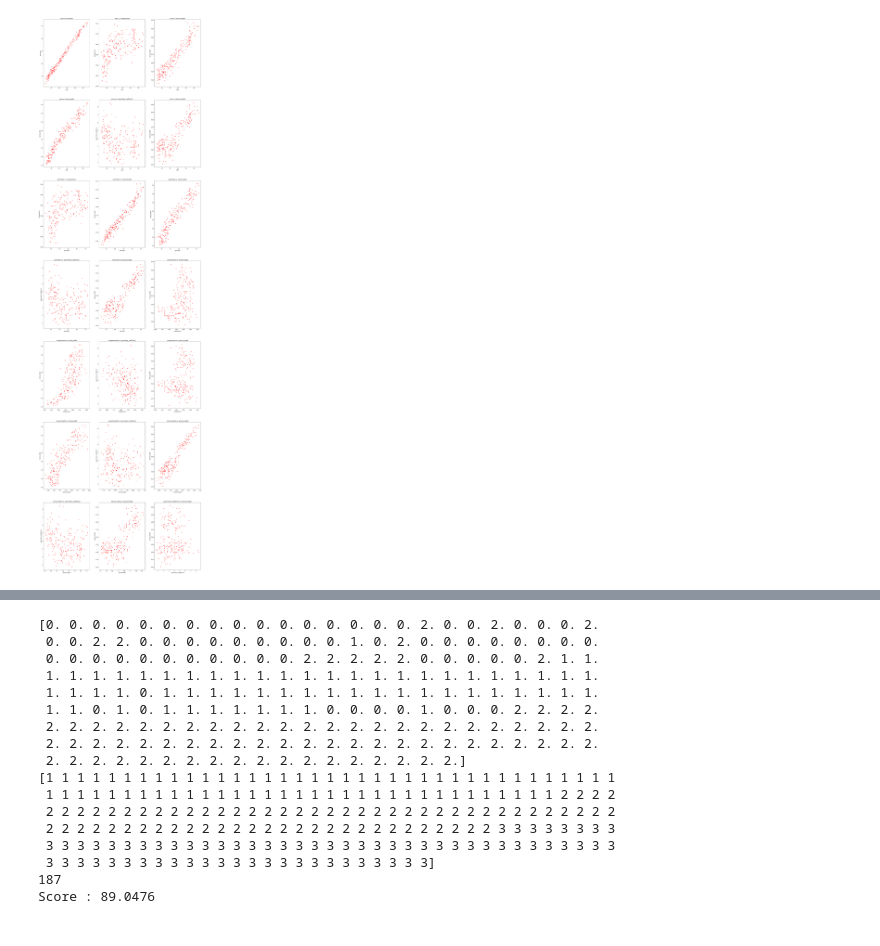
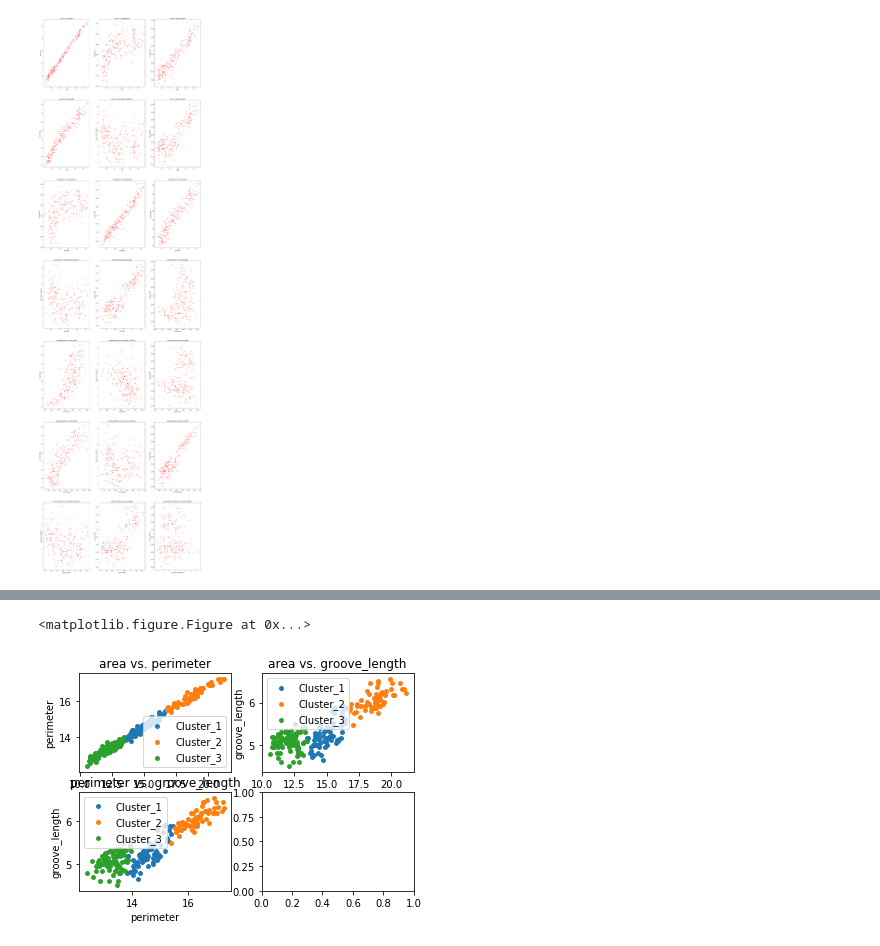
Before and after one commit to rahadiankp/kmeans-kk, a Jupyter notebook: TUGAS 2 KK - K-MEANS.ipynb, the cells around one changed output, grey strips where cells are left out. Cells and saved outputs as stored; diff of their text form; code cells hidden in the pictures.

```diff
--- a/TUGAS 2 KK - K-MEANS.ipynb
+++ b/TUGAS 2 KK - K-MEANS.ipynb
@@ -92,7 +92,7 @@ for column in combinations(dataset.columns[:7], 2):
 import random
 from itertools import combinations
 from copy import deepcopy
-from math import acos, pi
+from math import acos, pi, ceil
 
 class KMeans(object):
     def __init__(self, dataset, k = 2, keycols = [], epsilon = 0.0001, with_output = False):
@@ -132,13 +132,14 @@ class KMeans(object):
         print(self.clusters)
 
     def plot(self):
+        nrow = ceil((len(self.keycols)*(len(self.keycols)-1))/4)
         plt.figure()
-        fig,ax=plt.subplots(7,3,figsize=(25, 90))
+        fig,ax=plt.subplots(nrow, 2)
         count = 0
-        color = ['r', 'g', 'b', 'c', 'm', 'k', 'y']
+        color = ['tab:blue', 'tab:orange', 'tab:green', 'tab:red', 'tab:purple', 'tab:brown', 'tab:pink', 'tab:gray', 'tab:olive', 'tab:cyan']
         for column in combinations(self.keycols, 2):
-            idj = count%3
-            idi = count//3
+            idj = count%2
+            idi = count//2
             px = []
             py = []
             for i in range(self.k):
@@ -159,7 +160,7 @@ class KMeans(object):
         for c in range(self.k):
             points = [self.data[j] for j in range(len(self.data)) if self.clusters[j] == c]
             for p in points:
-                sum += self.__distance(p, self.centroids[c], None)
+                sum += self.__distance(p, self.centroids[c], None)**2
         return sum
 
     def elbow(self, k_start = 1, k_end = 2):
@@ -200,12 +201,29 @@ class KMeans(object):
             return
 
         output_column = list(self.dataset.columns)[-1]
-        print(self.dataset[output_column].values)
+
+        # get clusters name
+        freq_table = [{} for _ in range(self.k)]
+        clusters_name = pd.unique(self.dataset[output_column].values)
+        for i in range(self.dataset.shape[0]):
+            x = self.dataset[output_column].values[i]
+            if x in freq_table[int(self.clusters[i])]:
+                freq_table[int(self.clusters[i])][x] += 1
+                continue
+            freq_table[int(self.clusters[i])][x] = 1
+        trans_table = []
+        for i in range(self.k):
+            trans_table += [max(freq_table[i], key=freq_table[i].get)]
+
+        print(freq_table)
+        print(trans_table)
+
+        #print(self.dataset[output_column].values)
         count = int(self.dataset.shape[0])
         for i in range(self.dataset.shape[0]):
-            if self.clusters[i] != self.dataset[output_column].values[i]-1:
+            if trans_table[int(self.clusters[i])] != self.dataset[output_column].values[i]:
                 count-=1
-        print(count)
+        #print(count)
         print('Score : %.4f' % ((count/self.dataset.shape[0])*100))
 
     def __distance(self, p1, p2, axis = 1):
@@ -222,52 +240,37 @@ class KMeans(object):
 
         return np.array(list(zip(*axis)), dtype=np.float32)
 
     def __generate_centroids(self):
         centroids = []
         for i in range(len(self.keycols)):
             centroids += [
                 np.random.randint(
                             np.min(self.data[:, i])-1,
                             np.max(self.data[:, i])+1,
                             size = self.k
                 )
             ]
 
         return np.array(list(zip(*centroids)), dtype=np.float32)
 
     def set_k(self, k):
         self.k = k
 
     def get_k(self):
         return self.k
 
     def set_keycols(self, keycols):
         self.keycols = keycols
 
     def get_keycols(self):
         return self.keycols
 
-a = KMeans(dataset, 3, with_output = True)
+a = KMeans(dataset, 3, ['area', 'perimeter', 'groove_length'], with_output = True)
 a.run()
-a.show_clusters()
-#a.plot()
-#a.elbow(1, 6)
-a.get_score()
+#a.show_clusters()
+a.plot()
+#a.elbow(1, 10)
+#a.get_score()
 # %% [output]
-[0. 0. 0. 0. 0. 0. 0. 0. 0. 0. 0. 0. 0. 0. 0. 0. 2. 0. 0. 2. 0. 0. 0. 2.
- 0. 0. 2. 2. 0. 0. 0. 0. 0. 0. 0. 0. 0. 1. 0. 2. 0. 0. 0. 0. 0. 0. 0. 0.
- 0. 0. 0. 0. 0. 0. 0. 0. 0. 0. 0. 2. 2. 2. 2. 2. 0. 0. 0. 0. 0. 2. 1. 1.
- 1. 1. 1. 1. 1. 1. 1. 1. 1. 1. 1. 1. 1. 1. 1. 1. 1. 1. 1. 1. 1. 1. 1. 1.
- 1. 1. 1. 1. 0. 1. 1. 1. 1. 1. 1. 1. 1. 1. 1. 1. 1. 1. 1. 1. 1. 1. 1. 1.
- 1. 1. 0. 1. 0. 1. 1. 1. 1. 1. 1. 1. 0. 0. 0. 0. 1. 0. 0. 0. 2. 2. 2. 2.
- 2. 2. 2. 2. 2. 2. 2. 2. 2. 2. 2. 2. 2. 2. 2. 2. 2. 2. 2. 2. 2. 2. 2. 2.
- 2. 2. 2. 2. 2. 2. 2. 2. 2. 2. 2. 2. 2. 2. 2. 2. 2. 2. 2. 2. 2. 2. 2. 2.
- 2. 2. 2. 2. 2. 2. 2. 2. 2. 2. 2. 2. 2. 2. 2. 2. 2. 2.]
-[1 1 1 1 1 1 1 1 1 1 1 1 1 1 1 1 1 1 1 1 1 1 1 1 1 1 1 1 1 1 1 1 1 1 1 1 1
- 1 1 1 1 1 1 1 1 1 1 1 1 1 1 1 1 1 1 1 1 1 1 1 1 1 1 1 1 1 1 1 1 1 2 2 2 2
- 2 2 2 2 2 2 2 2 2 2 2 2 2 2 2 2 2 2 2 2 2 2 2 2 2 2 2 2 2 2 2 2 2 2 2 2 2
- 2 2 2 2 2 2 2 2 2 2 2 2 2 2 2 2 2 2 2 2 2 2 2 2 2 2 2 2 2 3 3 3 3 3 3 3 3
- 3 3 3 3 3 3 3 3 3 3 3 3 3 3 3 3 3 3 3 3 3 3 3 3 3 3 3 3 3 3 3 3 3 3 3 3 3
- 3 3 3 3 3 3 3 3 3 3 3 3 3 3 3 3 3 3 3 3 3 3 3 3 3]
-187
-Score : 89.0476
+<matplotlib.figure.Figure at 0x...>
+[figure, added]
```
Also changed, not shown: parts of 2 cells of this notebook.
